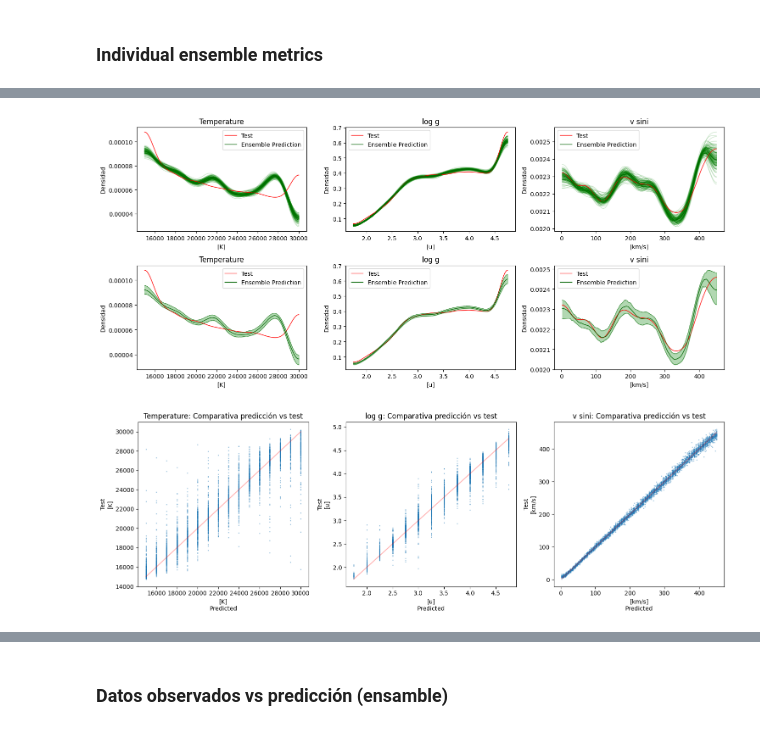
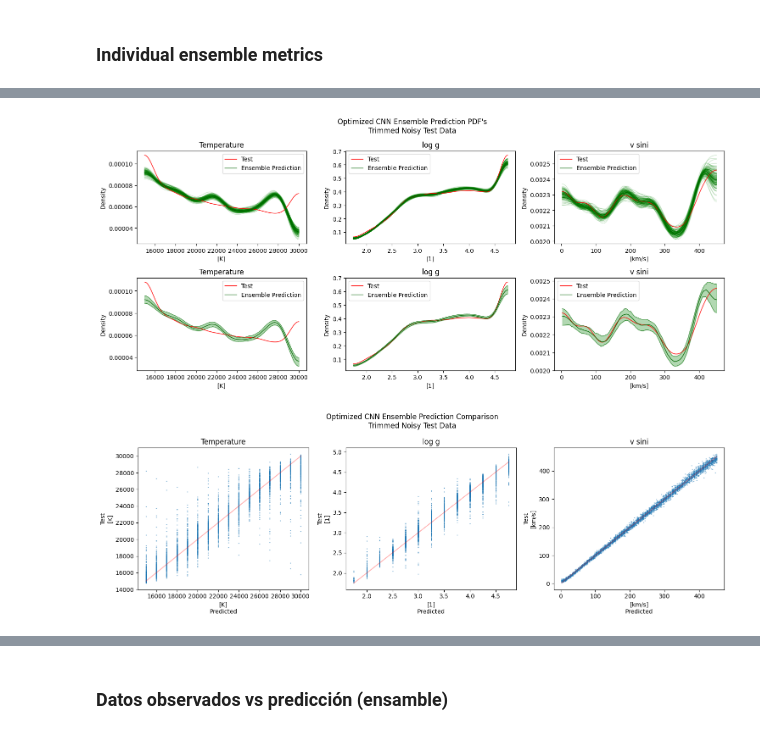
Before and after one commit to chum1ngo/StellarParametraPredictionDeepEnsemble, a Jupyter notebook: 5.1.Optimization/3.kerasAutoTunerGreedy300trials.ipynb, the cells around one changed output, grey strips where cells are left out. Drawn from its saved outputs; the diff is of its cells as text; code cells hidden in the pictures.

Commit message:
ensemble model prediction, full observed spectra dataset

```diff
--- a/5.1.Optimization/3.kerasAutoTunerGreedy300trials.ipynb
+++ b/5.1.Optimization/3.kerasAutoTunerGreedy300trials.ipynb
@@ -74,7 +78,7 @@ from sklearn.neighbors import KernelDensity
 import numpy as np
 
 measure = ['Temperature','log g', 'v sini']
-measure_unit = ['[K]', '[u]', '[km/s]']
+measure_unit = ['[K]', '[1]', '[km/s]']
 
 def SKL_density_plot(data, ax,low_bound=None,up_bound=None,title='', color='black',alpha=1,label='',kernel='gaussian', bw='silverman',linewidth=1):
 
@@ -258,15 +274,14 @@ predictions = y_scaler.inverse_transform(predictions)
 fig, axes = plt.subplots(nrows=1, ncols=3, figsize=(15,4))
 
 for i, featureName in enumerate(target):
-	x, y, kde = SKL_density_plot(predictions[:,i], axes[i], low_bound=Y.iloc[:,i].min(),up_bound=Y.iloc[:,i].max(), color = 'green',label='Predicted')
+	x, y, kde = SKL_density_plot(predictions[:,i], axes[i], low_bound=Y.iloc[:,i].min(),up_bound=Y.iloc[:,i].max(), color = 'green',label='Single CNN Prediction')
 	x, y, kde = SKL_density_plot(y_scaler.inverse_transform(y_test)[:,i], axes[i], low_bound=Y.iloc[:,i].min(),up_bound=Y.iloc[:,i].max(), color='red',label='Test')
-	measure = ['Temperature','log g', 'v sini']
-	measure_unit = ['[K]', '[u]', '[km/s]']
 	axes[i].set_xlabel(measure_unit[i])
-	axes[i].set_ylabel('Densidad')
-	axes[i].set_title('FDP '+measure[i]+' (bw: ~%.2f'%(kde.bandwidth_)+')')
+	axes[i].set_ylabel('Density')
+	axes[i].set_title(measure[i]+' (bw: ~%.2f'%(kde.bandwidth_)+')')
 	axes[i].legend()
 
+plt.suptitle('Single Optimized CNN Prediction PDF\'s\nTrimmed Noisy Test Data')
 plt.legend()
 plt.tight_layout();
 plt.show()
@@ -281,8 +296,9 @@ for i, featureName in enumerate(target):
 	axes[i].plot(x_space,x_space,c='red',alpha=0.3)
 	axes[i].set_xlabel(measure_unit[i]+'\nPredicted')
 	axes[i].set_ylabel('Test\n'+measure_unit[i])
-	axes[i].set_title(measure[i]+': Comparativa predicción vs test')
+	axes[i].set_title(measure[i])
 
+plt.suptitle('Single Optimized CNN Prediction Comparison\nTrimmed Noisy Test Data')
 plt.tight_layout();
 plt.show()
 # %% [output]
@@ -369,8 +393,9 @@ for i, featureName in enumerate(target):
 	axes[i].plot(x_space,x_space,c='red',alpha=0.3)
 	axes[i].set_xlabel(measure_unit[i]+'\nPredicted')
 	axes[i].set_ylabel('Observed\n'+measure_unit[i])
-	axes[i].set_title(measure[i]+': Comparativa predicción vs observacion')
+	axes[i].set_title(measure[i])
 
+plt.suptitle('Single Optimized CNN Prediction Comparison\nTrimmed Observed Data')
 plt.tight_layout();
 plt.show()
 # %% [output]
@@ -554,8 +602,7 @@ for i, featureName in enumerate(target):
 	x_space = np.linspace(Y[featureName].min(), Y[featureName].max(), 2**12)
 	heights = []
 	for j in range(NUM_MODELS):
-		prediction_y = y_scaler.inverse_transform(predictions[j,:,:]) # your data goes here
-		prediction_y = prediction_y[:,i]
+		prediction_y = predictions[j,:,i] # your data goes here
 		x,y,prediction_kde = SKL_density_plot(prediction_y, axes[0,i], low_bound=Y.iloc[:,i].min(),up_bound=Y.iloc[:,i].max(), color = 'green',alpha=0.2)
 		f = interp1d(x, y, kind="linear", assume_sorted=True)
 		h = f(x_space)*3
@@ -569,39 +616,37 @@ for i, featureName in enumerate(target):
 	f = interp1d(x, y, kind="linear", assume_sorted=True)
 	test_h = f(x_space)
 
 	# cuantiles 50% de los datos
 	q25 = np.quantile(heights,0.25,axis=0)
 	q75 = np.quantile(heights,0.75,axis=0)
 	axes[0,i].plot(x_space, np.median(heights,axis=0),color='darkGreen',alpha=1,linewidth=1,label='Ensemble Prediction')
 	axes[0,i].plot(x_space, q25,color='darkGreen',alpha=1,linewidth=0.5)
 	axes[0,i].plot(x_space, q75,color='darkGreen',alpha=1,linewidth=0.5)
 	axes[0,i].fill_between(x_space, q25,q75, alpha=0.30, color='green')
 
 	# cuantiles 95% de los datos
 	q5 = np.quantile(heights,0.05,axis=0)
 	q95 = np.quantile(heights,0.95,axis=0)
 	axes[1,i].plot(x_space, np.median(heights,axis=0),color='darkGreen',alpha=1,linewidth=1,label='Ensemble Prediction')
 	axes[1,i].plot(x_space, q5,color='darkGreen',alpha=1,linewidth=0.5)
 	axes[1,i].plot(x_space, q95,color='darkGreen',alpha=1,linewidth=0.5)
 	axes[1,i].fill_between(x_space, q5,q95, alpha=0.30, color='green')
 
-	measure = ['Temperature','log g', 'v sini']
-	measure_unit = ['[K]', '[u]', '[km/s]']
 	axes[1,i].set_xlabel(measure_unit[i])
-	axes[1,i].set_ylabel('Densidad')
+	axes[1,i].set_ylabel('Density')
 	axes[1,i].legend()
 	axes[1,i].set_title(measure[i])
 
 	axes[0,i].set_xlabel(measure_unit[i])
-	axes[0,i].set_ylabel('Densidad')
+	axes[0,i].set_ylabel('Density')
 	axes[0,i].legend()
 	axes[0,i].set_title(measure[i])
 
-
+plt.suptitle('Optimized CNN Ensemble Prediction PDF\'s\nTrimmed Noisy Test Data')
 plt.tight_layout()
 plt.show()
 # %% [output]
-[figure, old version]
+[figure, new version]
 # %%
 fig, axes = plt.subplots(nrows=1, ncols=3, figsize=(15,5))
 
@@ -611,9 +656,10 @@ for i, featureName in enumerate(target):
 	axes[i].plot(x_space,x_space,c='red',alpha=0.3)
 	axes[i].set_xlabel(measure_unit[i]+'\nPredicted')
 	axes[i].set_ylabel('Test\n'+measure_unit[i])
-	axes[i].set_title(measure[i]+': Comparativa predicción vs test')
+	axes[i].set_title(measure[i])
 
+plt.suptitle('Optimized CNN Ensemble Prediction Comparison\nTrimmed Noisy Test Data')
 plt.tight_layout();
 plt.show()
 # %% [output]
-[figure, old version]
+[figure, new version]
```
Also changed, not shown: parts of 31 cells of this notebook.
